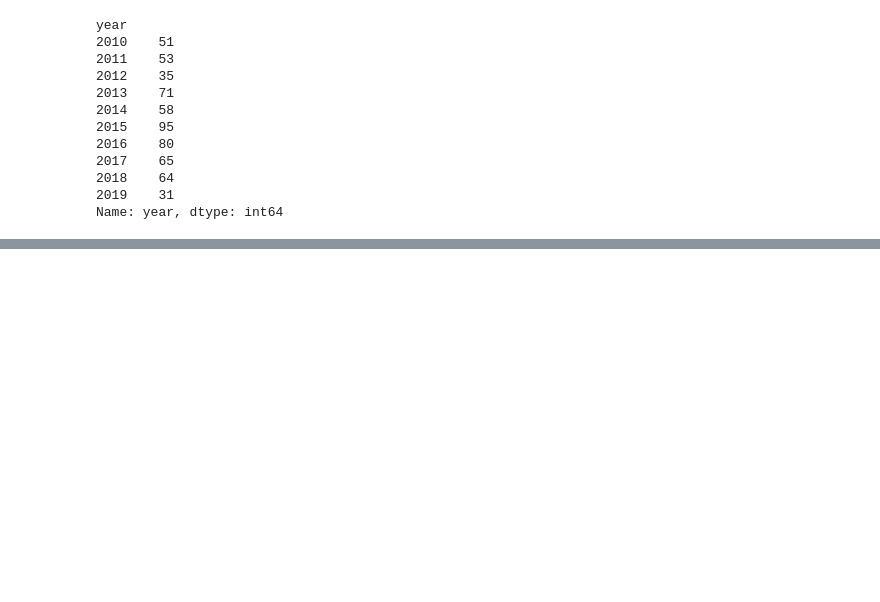
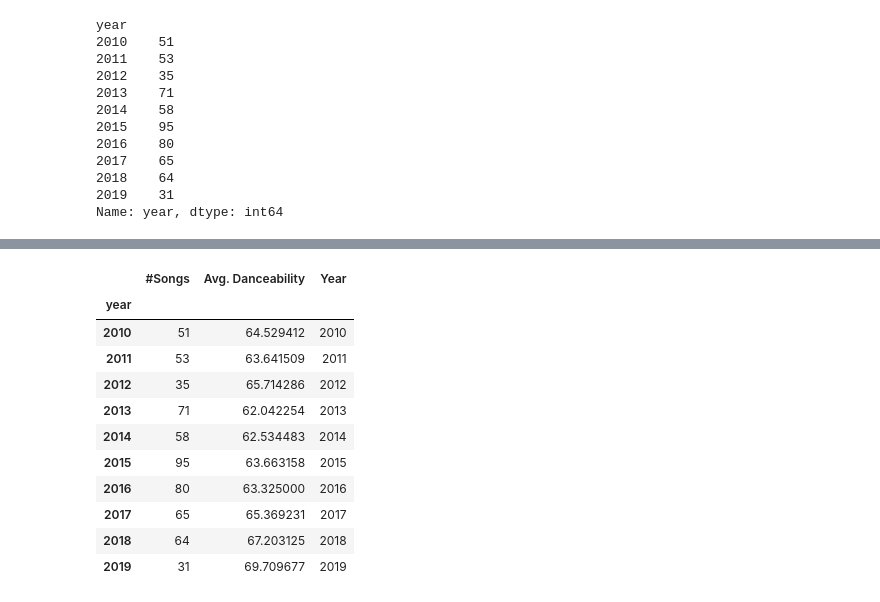
Before and after one commit to cveras33/project-1-group-6, a Jupyter notebook: Python Files/4_Top_Genres_per_Decade.ipynb, the cells around one changed output, grey strips where cells are left out. Cells and saved outputs as stored; diff of their text form; code cells hidden in the pictures; blank space fills up the shorter version.

```diff
--- a/Python Files/4_Top_Genres_per_Decade.ipynb
+++ b/Python Files/4_Top_Genres_per_Decade.ipynb
@@ -210,3 +211,19 @@ danceability_df
 | 2017 | 65 | 65.369231 |
 | 2018 | 64 | 67.203125 |
 | 2019 | 31 | 69.709677 |
+# %%
+danceability_df["Year"] = danceability_df.index
+danceability_df
+# %% [output]
+|  | #Songs | Avg. Danceability | Year |
+| year |  |  |  |
+| 2010 | 51 | 64.529412 | 2010 |
+| 2011 | 53 | 63.641509 | 2011 |
+| 2012 | 35 | 65.714286 | 2012 |
+| 2013 | 71 | 62.042254 | 2013 |
+| 2014 | 58 | 62.534483 | 2014 |
+| 2015 | 95 | 63.663158 | 2015 |
+| 2016 | 80 | 63.325000 | 2016 |
+| 2017 | 65 | 65.369231 | 2017 |
+| 2018 | 64 | 67.203125 | 2018 |
+| 2019 | 31 | 69.709677 | 2019 |
```
Also changed, not shown: parts of 19 cells of this notebook.
